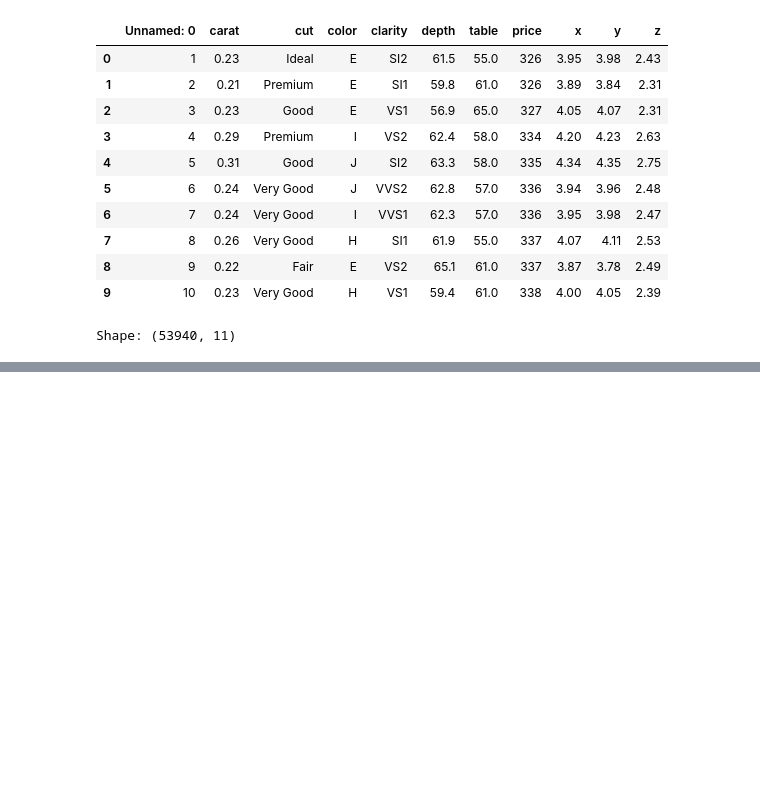
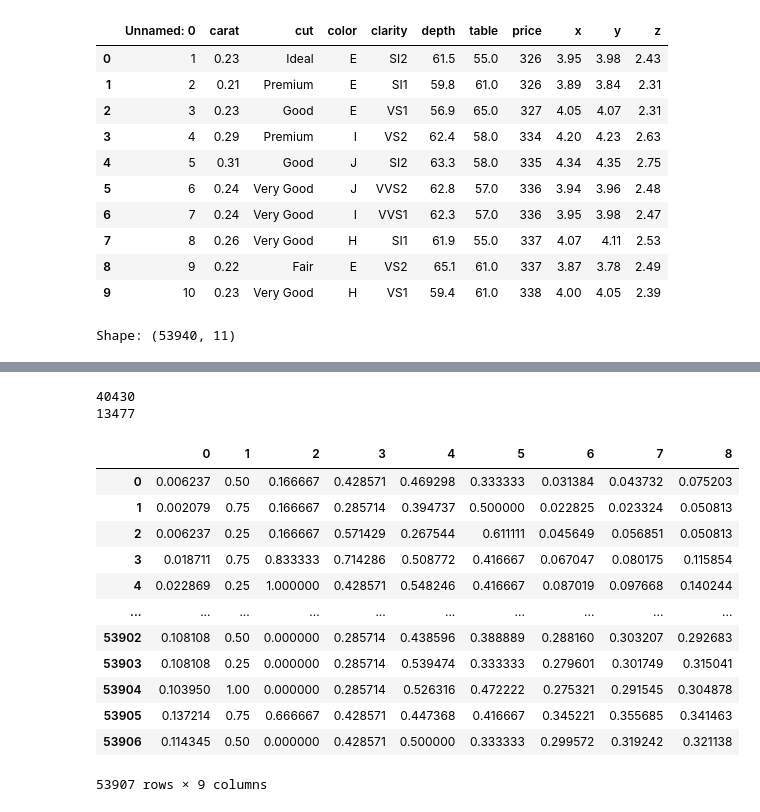
Before and after one commit to Jaiquisic23/Artificial-Neural-Networks, a Jupyter notebook: Jaime_Diamonds.ipynb, the cells around one changed output, grey strips where cells are left out. Drawn from its saved outputs; the diff is of its cells as text; code cells hidden in the pictures; blank space fills up the shorter version.

```diff
--- a/Jaime_Diamonds.ipynb
+++ b/Jaime_Diamonds.ipynb
@@ -144,0 +141,17 @@ for i in cols:
+# %%
+diamonds_num = dataload.copy()
+# %%
+X = diamonds_num.drop('price', axis = 1)
+y = diamonds_num['price']
+# %%
+#Converting Categorial to numeric values
+encoder = LabelEncoder()
+
+X['cut'] = encoder.fit_transform(X['cut'])
+cut_mappings = {index: label for index, label in enumerate(encoder.classes_)}
+
+X['color'] = encoder.fit_transform(X['color'])
+color_mappings = {index: label for index, label in enumerate(encoder.classes_)}
+
+X['clarity'] = encoder.fit_transform(X['clarity'])
+clarity_mappings = {index: label for index, label in enumerate(encoder.classes_)}
@@ -144,0 +176,28 @@ for i in cols:
+# %%
+scaler = MinMaxScaler()
+X = scaler.fit_transform(X)
+# %%
+#splitting the dataset in test and train data. The Price will be the Target and the other columns the features:
+
+X_train, X_test, y_train, y_test = train_test_split(X, y, test_size=0.25, random_state=42)
+print(len(X_train))
+print(len(X_test))
+# %% [output]
+40430
+13477
+# %%
+pd.DataFrame(X)
+# %% [output]
+|  | 0 | 1 | 2 | 3 | 4 | 5 | 6 | 7 | 8 |
+| 0 | 0.006237 | 0.50 | 0.166667 | 0.428571 | 0.469298 | 0.333333 | 0.031384 | 0.043732 | 0.075203 |
+| 1 | 0.002079 | 0.75 | 0.166667 | 0.285714 | 0.394737 | 0.500000 | 0.022825 | 0.023324 | 0.050813 |
+| 2 | 0.006237 | 0.25 | 0.166667 | 0.571429 | 0.267544 | 0.611111 | 0.045649 | 0.056851 | 0.050813 |
+| 3 | 0.018711 | 0.75 | 0.833333 | 0.714286 | 0.508772 | 0.416667 | 0.067047 | 0.080175 | 0.115854 |
+| 4 | 0.022869 | 0.25 | 1.000000 | 0.428571 | 0.548246 | 0.416667 | 0.087019 | 0.097668 | 0.140244 |
+| ... | ... | ... | ... | ... | ... | ... | ... | ... | ... |
+| 53902 | 0.108108 | 0.50 | 0.000000 | 0.285714 | 0.438596 | 0.388889 | 0.288160 | 0.303207 | 0.292683 |
+| 53903 | 0.108108 | 0.25 | 0.000000 | 0.285714 | 0.539474 | 0.333333 | 0.279601 | 0.301749 | 0.315041 |
+| 53904 | 0.103950 | 1.00 | 0.000000 | 0.285714 | 0.526316 | 0.472222 | 0.275321 | 0.291545 | 0.304878 |
+| 53905 | 0.137214 | 0.75 | 0.666667 | 0.428571 | 0.447368 | 0.416667 | 0.345221 | 0.355685 | 0.341463 |
+| 53906 | 0.114345 | 0.50 | 0.000000 | 0.428571 | 0.500000 | 0.333333 | 0.299572 | 0.319242 | 0.321138 |
+53907 rows × 9 columns
```
Also changed, not shown: parts of 11 cells of this notebook.
